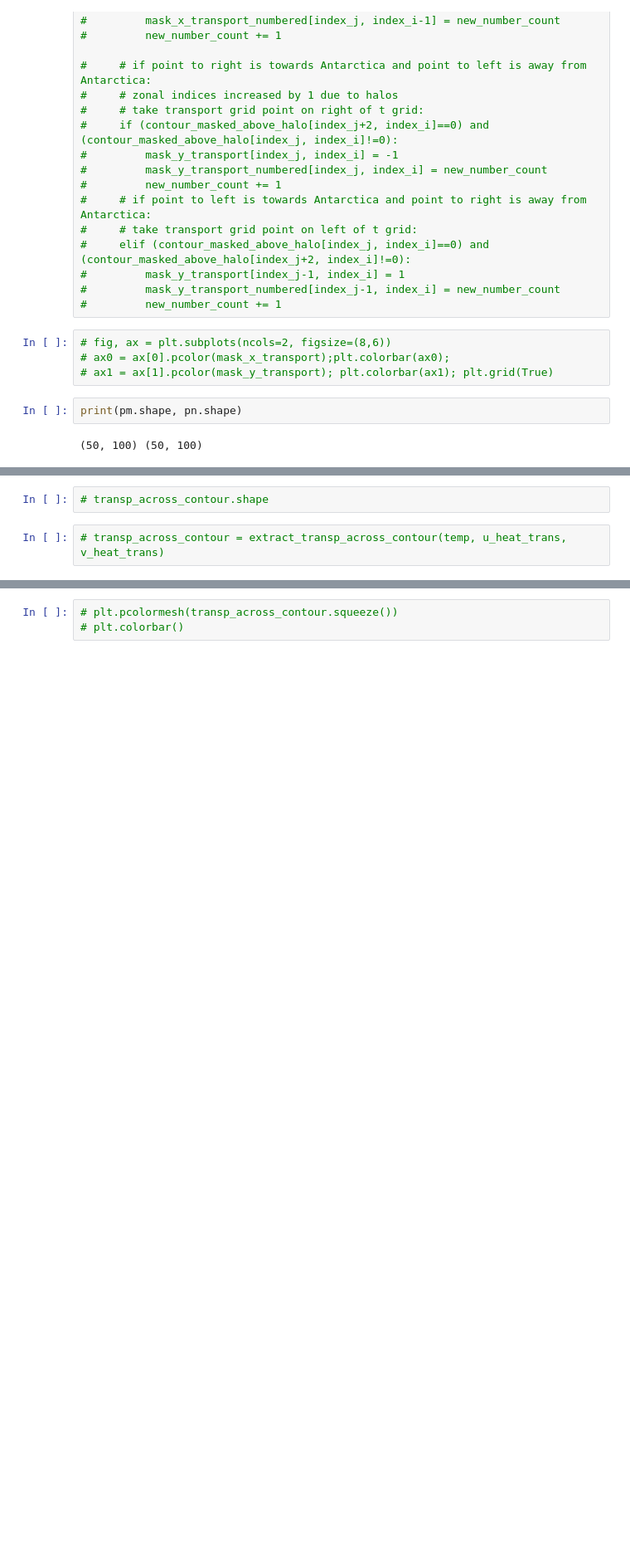
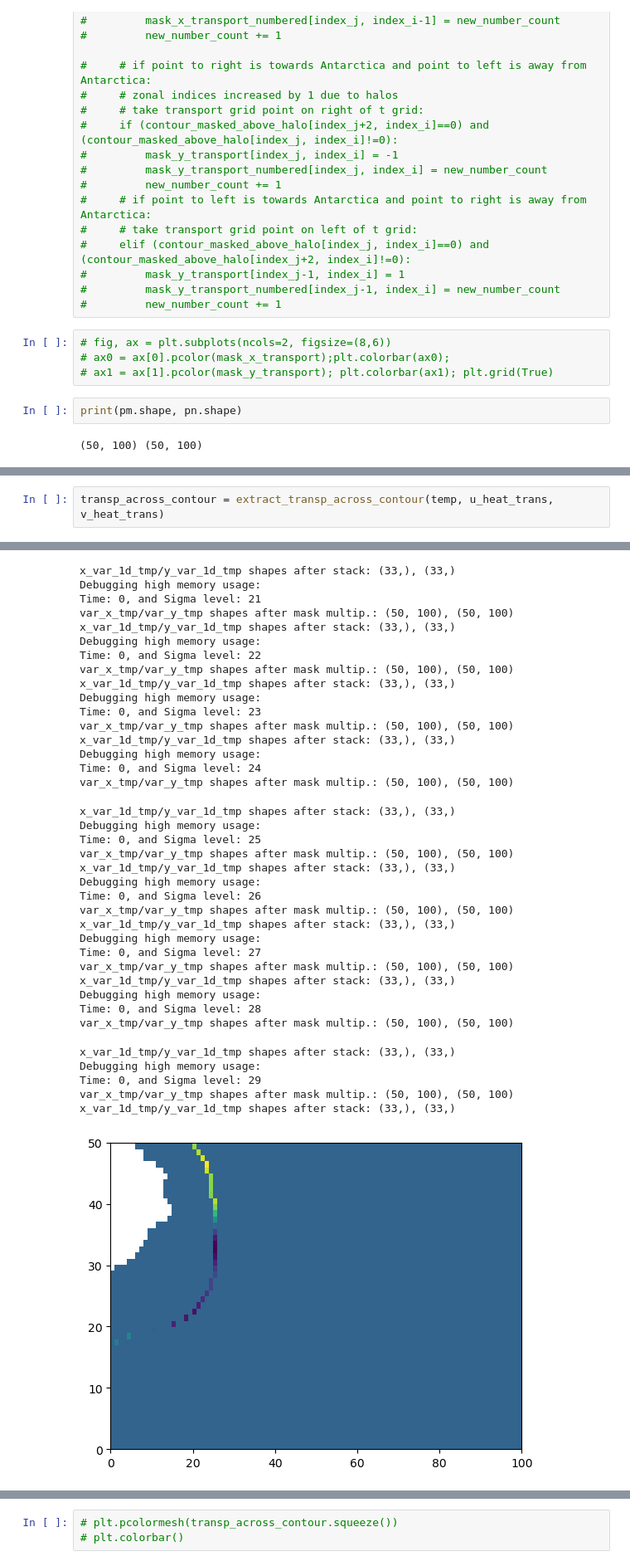
Before and after one commit to fncsobral/waom_notebook, a Jupyter notebook: OHB_shelf/Cross-1500m/testing.ipynb, the cells around one changed output, grey strips where cells are left out. Shown: that part at 83% size. Saved outputs shown, nothing was run; the diff lists cells and outputs as text; blank space fills up the shorter version.

```diff
--- a/OHB_shelf/Cross-1500m/testing.ipynb
+++ b/OHB_shelf/Cross-1500m/testing.ipynb
@@ -806,4 +837,3 @@ print(pm.shape, pn.shape)
-# %%
-# transp_across_contour.shape
 # %%
-# transp_across_contour = extract_transp_across_contour(temp, u_heat_trans, v_heat_trans)
+transp_across_contour = extract_transp_across_contour(temp, u_heat_trans, v_heat_trans)
+# %% [output]
@@ -809,0 +923,38 @@ print(pm.shape, pn.shape)
+x_var_1d_tmp/y_var_1d_tmp shapes after stack: (33,), (33,)
+Debugging high memory usage:
+Time: 0, and Sigma level: 21
+var_x_tmp/var_y_tmp shapes after mask multip.: (50, 100), (50, 100)
+x_var_1d_tmp/y_var_1d_tmp shapes after stack: (33,), (33,)
+Debugging high memory usage:
+Time: 0, and Sigma level: 22
+var_x_tmp/var_y_tmp shapes after mask multip.: (50, 100), (50, 100)
+x_var_1d_tmp/y_var_1d_tmp shapes after stack: (33,), (33,)
+Debugging high memory usage:
+Time: 0, and Sigma level: 23
+var_x_tmp/var_y_tmp shapes after mask multip.: (50, 100), (50, 100)
+x_var_1d_tmp/y_var_1d_tmp shapes after stack: (33,), (33,)
+Debugging high memory usage:
+Time: 0, and Sigma level: 24
+var_x_tmp/var_y_tmp shapes after mask multip.: (50, 100), (50, 100)
+x_var_1d_tmp/y_var_1d_tmp shapes after stack: (33,), (33,)
+Debugging high memory usage:
+Time: 0, and Sigma level: 25
+var_x_tmp/var_y_tmp shapes after mask multip.: (50, 100), (50, 100)
+x_var_1d_tmp/y_var_1d_tmp shapes after stack: (33,), (33,)
+Debugging high memory usage:
+Time: 0, and Sigma level: 26
+var_x_tmp/var_y_tmp shapes after mask multip.: (50, 100), (50, 100)
+x_var_1d_tmp/y_var_1d_tmp shapes after stack: (33,), (33,)
+Debugging high memory usage:
+Time: 0, and Sigma level: 27
+var_x_tmp/var_y_tmp shapes after mask multip.: (50, 100), (50, 100)
+x_var_1d_tmp/y_var_1d_tmp shapes after stack: (33,), (33,)
+Debugging high memory usage:
+Time: 0, and Sigma level: 28
+var_x_tmp/var_y_tmp shapes after mask multip.: (50, 100), (50, 100)
+x_var_1d_tmp/y_var_1d_tmp shapes after stack: (33,), (33,)
+Debugging high memory usage:
+Time: 0, and Sigma level: 29
+var_x_tmp/var_y_tmp shapes after mask multip.: (50, 100), (50, 100)
+x_var_1d_tmp/y_var_1d_tmp shapes after stack: (33,), (33,)
+[figure, added]
```
Also changed, not shown: parts of 19 cells of this notebook.
